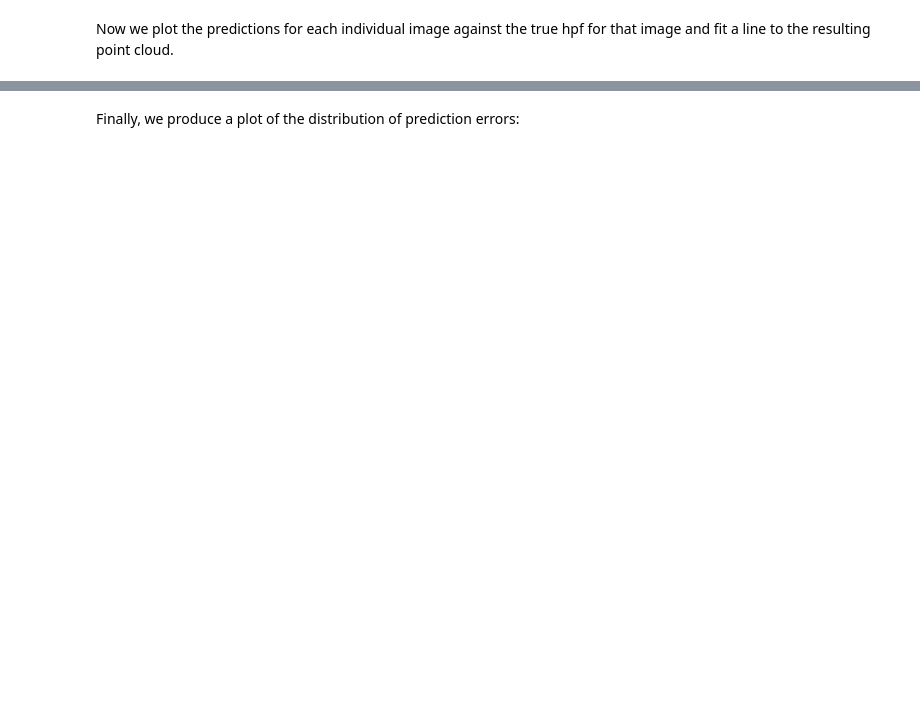
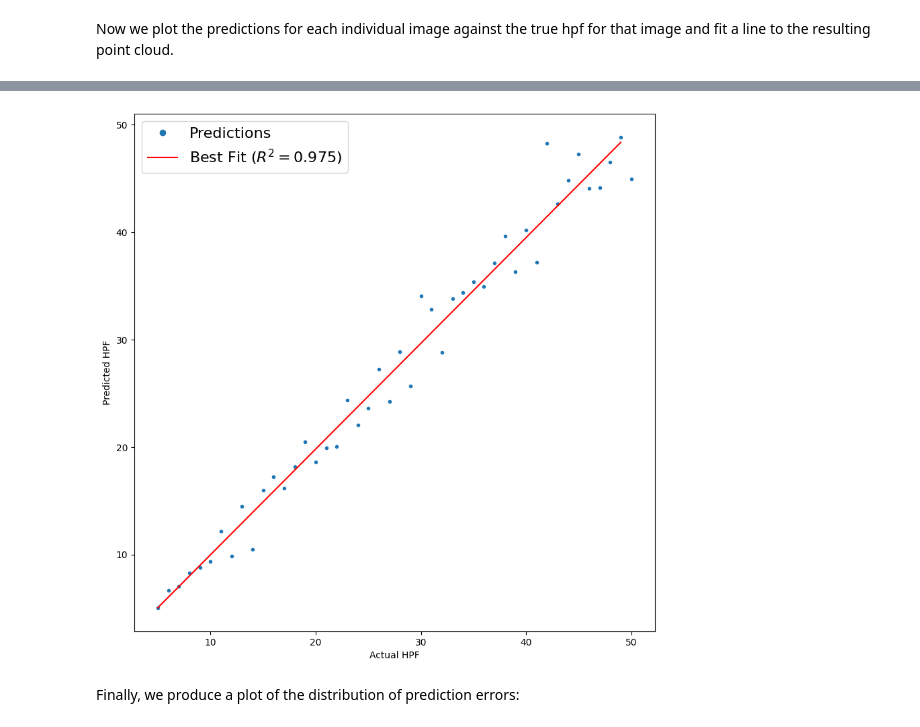
Before and after one commit to djpbarry/KimmelNET, a Jupyter notebook: zebrafish_age_estimator.ipynb, the cells around one changed output, grey strips where cells are left out. Cells and saved outputs as stored; diff of their text form; code cells hidden in the pictures; blank space fills up the shorter version.

```diff
--- a/zebrafish_age_estimator.ipynb
+++ b/zebrafish_age_estimator.ipynb
@@ -57,8 +58,9 @@ print("Number of images in test dataset: ", test_list_ds.cardinality().numpy())
 # %% [markdown]
 In this next cell, the KimmelNet model is loaded and a summary of the model is displayed:
 # %%
-# Load and display a summary of the trained model
-
-model = keras.models.load_model(model_path)
-
+# Load model using TFSMLayer
+model = tf.keras.Sequential([
+    TFSMLayer(model_path, call_endpoint='serving_default')
+])
+model.compile()
 model.summary()
@@ -87,27 +119,44 @@ print("Test loss:", score)
 # %% [markdown]
 Now we plot the predictions for each individual image against the true hpf for that image and fit a line to the resulting point cloud.
 # %%
-# Plot the prediction accuracy on an image-by-image basis - each datapoint represents a single image in the test data
+import numpy as np
+import matplotlib.pyplot as plt
+from scipy.optimize import curve_fit
+from sklearn.metrics import r2_score
 
+# Initialize empty arrays for labels and predictions
 labels = np.array([])
 predictions = np.array([])
+
+# Extract the correct output key from the model
+output_key = list(model.predict(next(iter(test_ds))[0]).keys())[0]  # Get first key
+
+# Loop through dataset and collect predictions
 for x, y in test_ds:
-    p = model.predict(x, verbose=1)
-    for i in range(len(p)):
-        predictions = np.concatenate([predictions, p[i]])
-    labels = np.concatenate([labels, y.numpy()])
+    p_dict = model.predict(x, verbose=1)  # Get dictionary of predictions
+    p = p_dict[output_key]  # Extract relevant output
 
+    # Flatten predictions and labels to ensure 1D arrays
+    predictions = np.concatenate([predictions, p.flatten()])
+    labels = np.concatenate([labels, y.numpy().flatten()])
+
+# Fit a linear model
 linear_model = np.polyfit(labels, predictions, 1)
 linear_model_fn = np.poly1d(linear_model)
+
+# Fit non-linear model
 popt, pcov = curve_fit(func, labels, predictions)
-r2 = r2_score(predictions, func(labels, popt))
+r2 = r2_score(predictions, func(labels, *popt))
 
-x_s = np.arange(4, 53)
+# Generate range for best-fit line
+x_s = np.arange(min(labels), max(labels), 1)
 
-plt.figure(num=2, figsize=(10, 10))
+# Plot results
+plt.figure(figsize=(10, 10))
 plt.plot(labels, predictions, 'o', markersize=3, label='Predictions')
-plt.plot(x_s, linear_model_fn(x_s), color="red", label="Best Fit ($R^2 = {{{:.3f}}}$)".format(r2))
+plt.plot(x_s, linear_model_fn(x_s), color="red", label=f"Best Fit ($R^2 = {r2:.3f}$)")
 plt.xlabel("Actual HPF")
 plt.ylabel("Predicted HPF")
 plt.legend(fontsize=16, markerscale=2.0)
 plt.show()
+# %% [output]
@@ -114,3 +167,4 @@ plt.show()
+[figure, added]
 # %% [markdown]
 Finally, we produce a plot of the distribution of prediction errors:
 # %%
```
Also changed, not shown: parts of 7 cells of this notebook, 1 other file.
